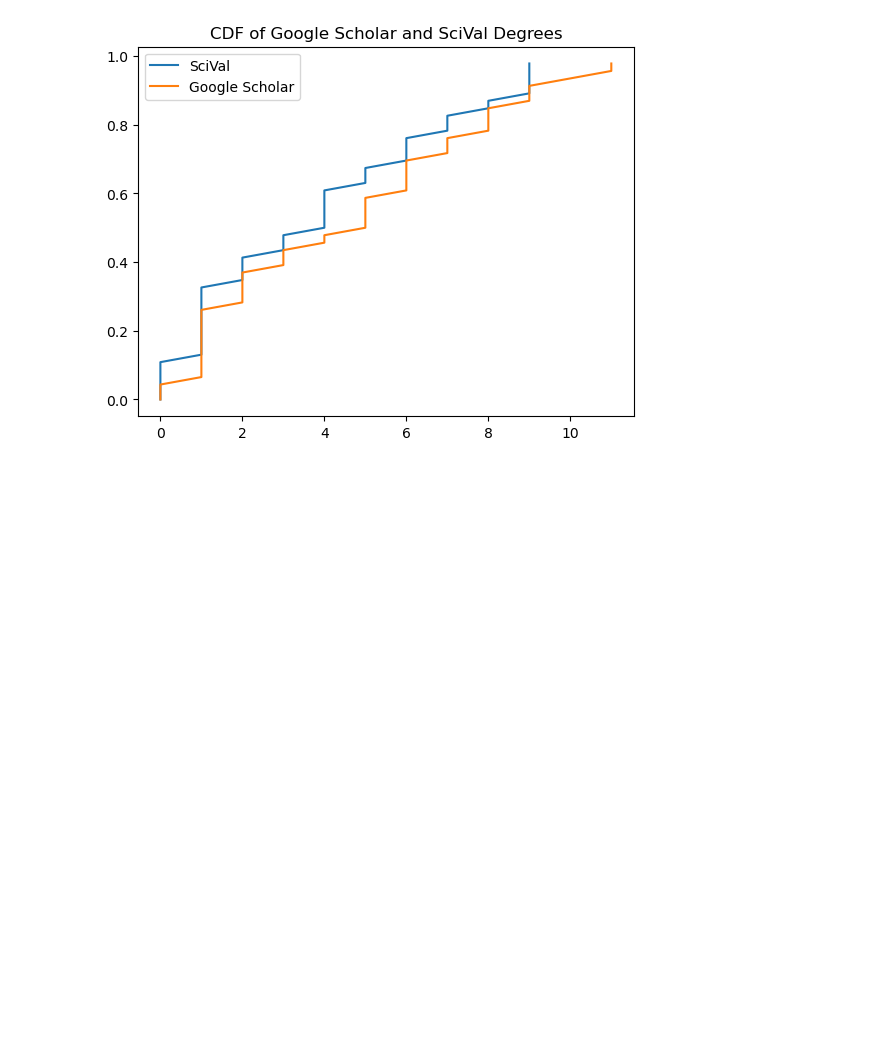
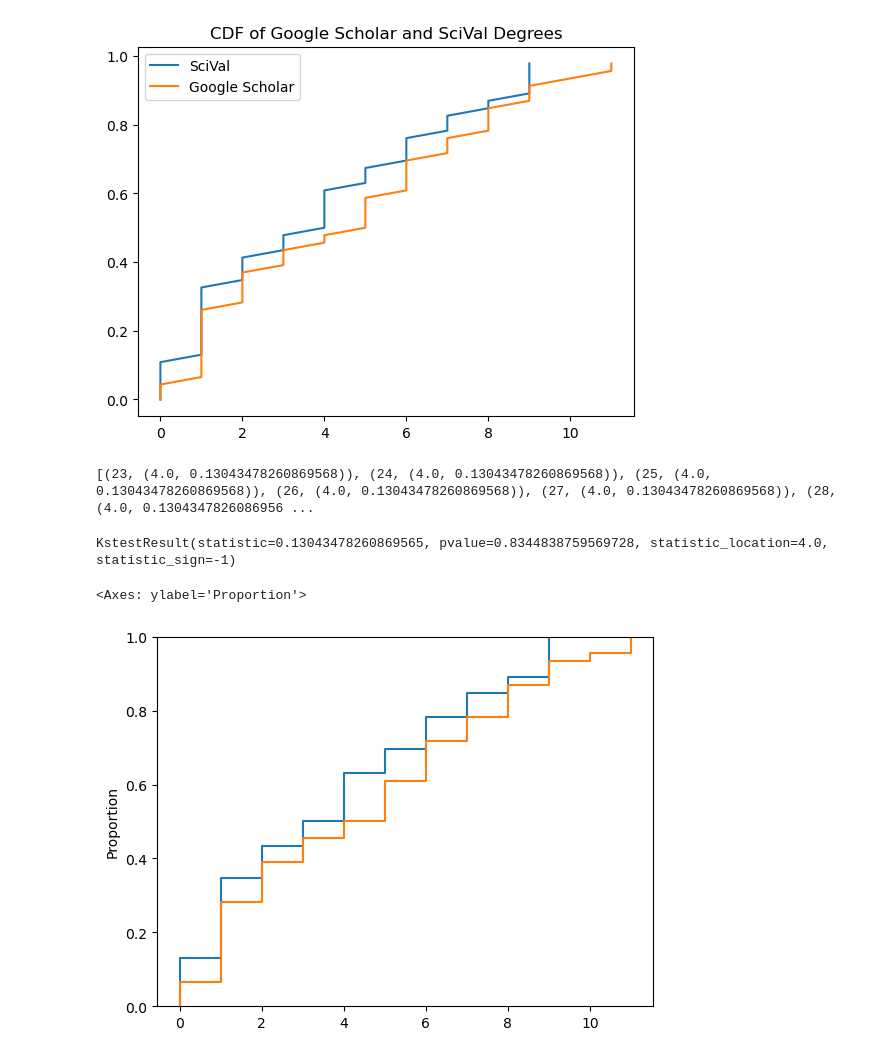
Before and after one commit to ubcbraincircuits/scholar_metrics_scraper, a Jupyter notebook: Supplemental Data/Coauthorship Network/network_analysis.ipynb, the cells around one changed output. Cells and saved outputs as stored; diff of their text form; code cells hidden in the pictures; blank space fills up the shorter version.

```diff
--- a/Supplemental Data/Coauthorship Network/network_analysis.ipynb
+++ b/Supplemental Data/Coauthorship Network/network_analysis.ipynb
@@ -464,0 +505,38 @@ plt.show()
+# %%
+#find difference between S(sv_x) - G(sv_x)
+cdf_diff_deg = [
+    (x, abs(g_y - s_y)) for (x, s_y, g_y) in
+    zip( #zip together X and corresponding Y values
+        [x for (x, y) in Sx_deg], #for every x
+        [s_y for (x, s_y) in Sx_deg], #get y of Scival CDF
+        [g_y for (x, g_y) in Gx_deg], #get y of google scholar CDF
+        )
+]
+
+# print(cdf_diff)
+
+# find index(es) of supremum
+largest_cdfy_diff_deg = [(x, y) for x, y
+       in enumerate(cdf_diff_deg)
+       if y[1] == max( #find largest absolute value in the y axis
+           [abs(y) for (x,y) in cdf_diff_deg]
+           )
+       ]
+
+# largest_cdfy_diff = max([abs(y) for (x,y) in cdf_diff])
+print(largest_cdfy_diff_deg)
+
+# print([cdf_diff[i] for i in largest_cdfy_diff])
+# %% [output]
+[(23, (4.0, 0.13043478260869568)), (24, (4.0, 0.13043478260869568)), (25, (4.0, 0.13043478260869568)), (26, (4.0, 0.13043478260869568)), (27, (4.0, 0.13043478260869568)), (28, (4.0, 0.1304347826086956 ...
+# %%
+deg_ks2samp = stats.ks_2samp(gs_deg,sv_deg)
+print(deg_ks2samp)
+# %% [output]
+KstestResult(statistic=0.13043478260869565, pvalue=0.8344838759569728, statistic_location=4.0, statistic_sign=-1)
+# %%
+sns.ecdfplot(data=sv_deg)
+sns.ecdfplot(data=gs_deg)
+# %% [output]
+<Axes: ylabel='Proportion'>
+[figure, added]
```
Also changed, not shown: parts of 11 cells of this notebook, 3 other files.
